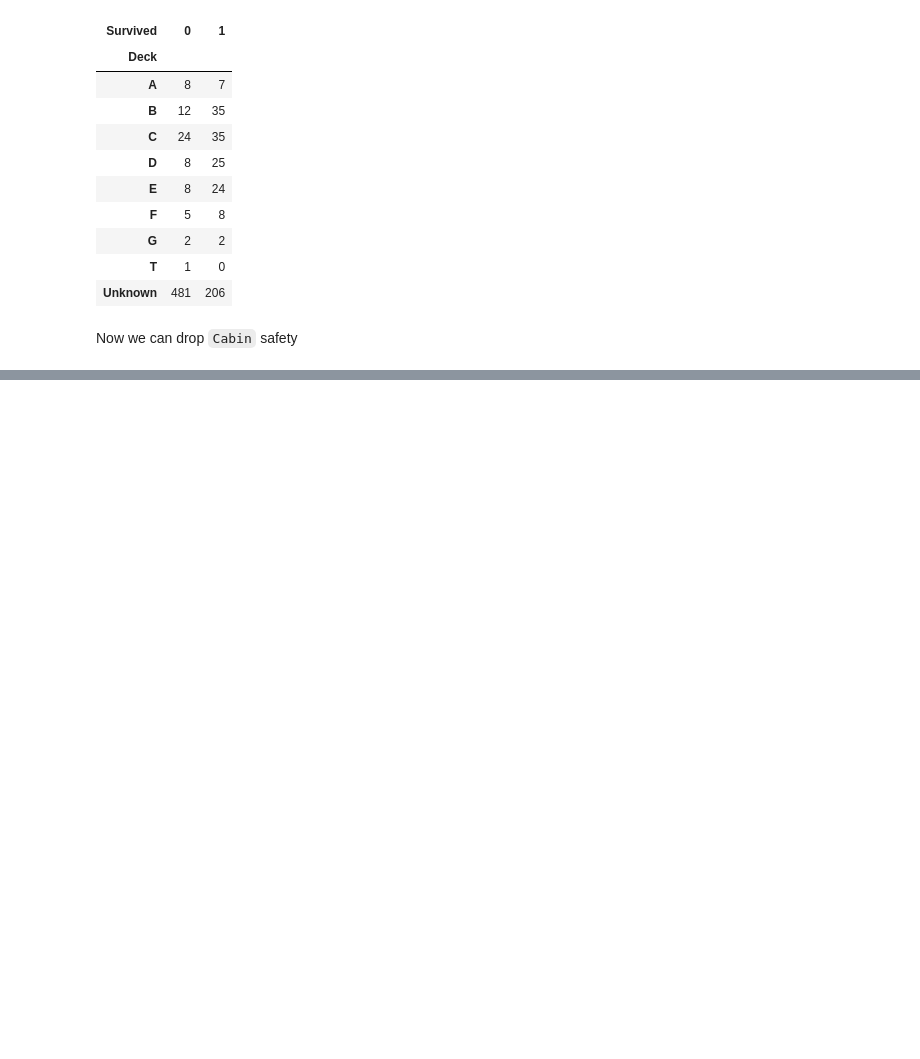
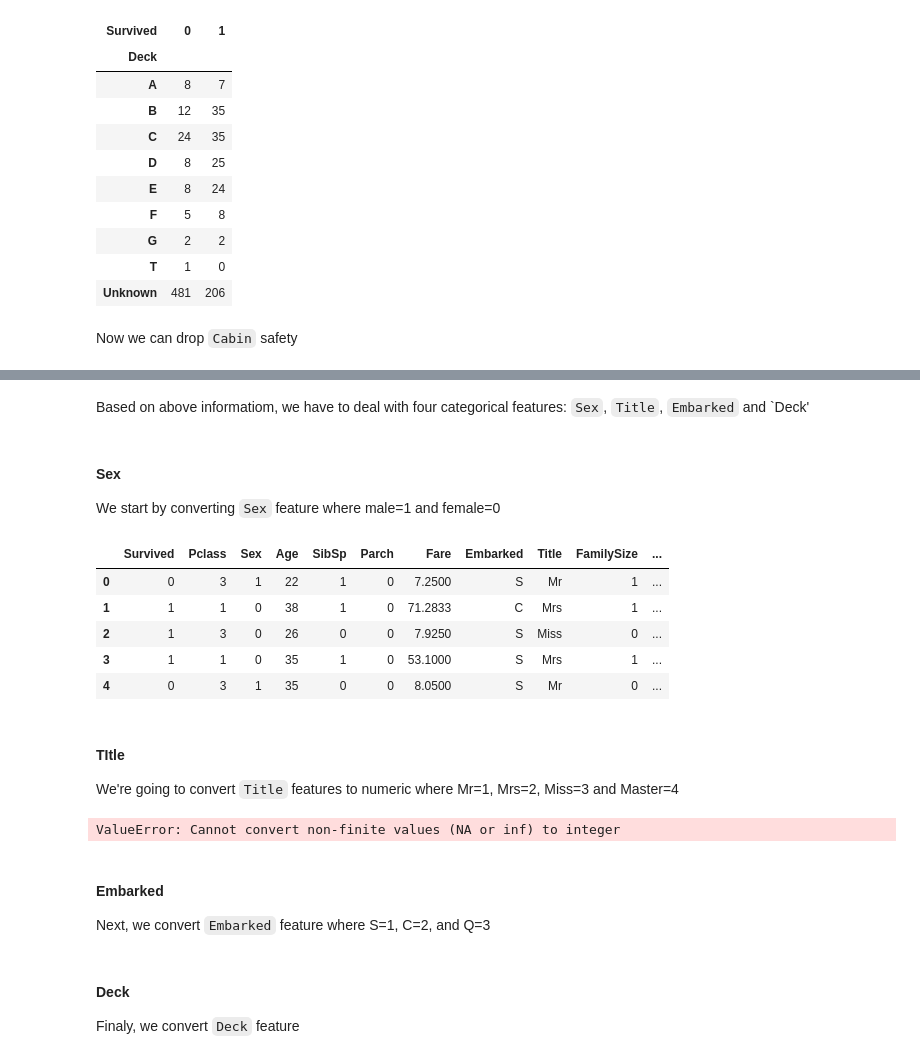
Before and after one commit to eriansha/titanic-survivor, a Jupyter notebook: Investigate Titanic Survivor.ipynb, the cells around one changed output, grey strips where cells are left out. Saved outputs shown, nothing was run; the diff lists cells and outputs as text; code cells hidden in the pictures; blank space fills up the shorter version.

```diff
--- a/Investigate Titanic Survivor.ipynb
+++ b/Investigate Titanic Survivor.ipynb
@@ -479,0 +505,32 @@ train_df.head()
+# %% [markdown]
+Based on above informatiom, we have to deal with four categorical features: `Sex`, `Title`, `Embarked` and `Deck'
+# %% [markdown]
+#### Sex
+We start by converting `Sex` feature where male=1 and female=0
+# %%
+for dataset in combine:
+    dataset['Sex'] = dataset['Sex'].map({'male':1, 'female':0}).astype(int)
+
+train_df.head()
+# %% [output]
+|  | Survived | Pclass | Sex | Age | SibSp | Parch | Fare | Embarked | Title | FamilySize | ... |
+| 0 | 0 | 3 | 1 | 22 | 1 | 0 | 7.2500 | S | Mr | 1 | ... |
+| 1 | 1 | 1 | 0 | 38 | 1 | 0 | 71.2833 | C | Mrs | 1 | ... |
+| 2 | 1 | 3 | 0 | 26 | 0 | 0 | 7.9250 | S | Miss | 0 | ... |
+| 3 | 1 | 1 | 0 | 35 | 1 | 0 | 53.1000 | S | Mrs | 1 | ... |
+| 4 | 0 | 3 | 1 | 35 | 0 | 0 | 8.0500 | S | Mr | 0 | ... |
+# %% [markdown]
+#### TItle
+We're going to convert `Title` features to numeric where Mr=1, Mrs=2, Miss=3 and Master=4
+# %%
+title_mapping = {'Mr':1, 'Mrs':2, 'Miss':3, 'Master':4}
+for dataset in combine:
+    dataset['Title'] = dataset['Title'].map(title_mapping)
+    dataset['Title'] = dataset['Title'].fillna(0)
+
+train_df.head()
+# %% [output]
+ValueError: Cannot convert non-finite values (NA or inf) to integer
+# %% [markdown]
+#### Embarked
+Next, we convert `Embarked` feature where S=1, C=2, and Q=3
@@ -479,0 +542,3 @@ train_df.head()
+# %% [markdown]
+#### Deck
+Finaly, we convert `Deck` feature
```
Also changed, not shown: parts of 11 cells of this notebook.
